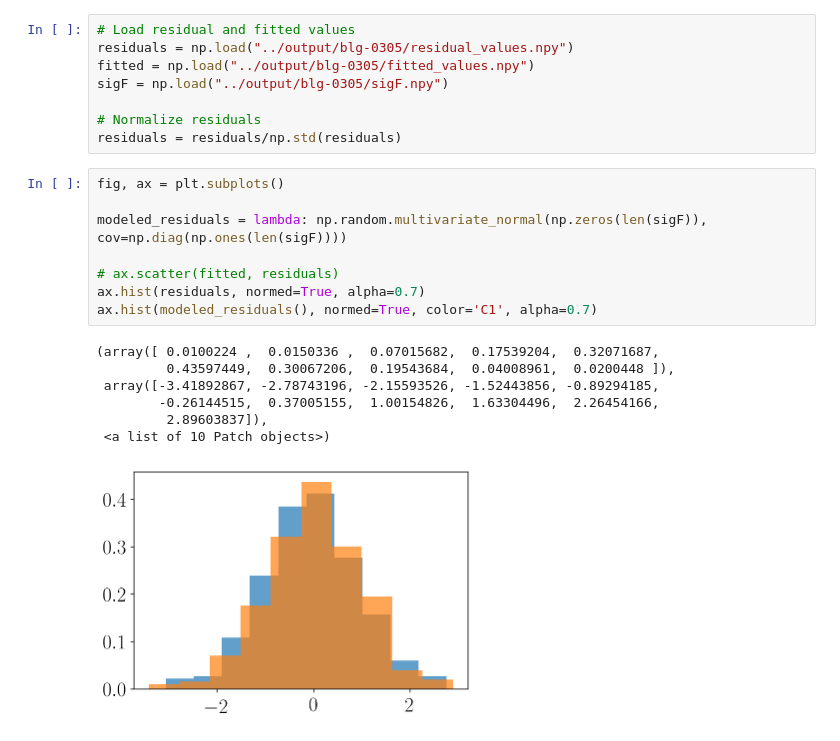
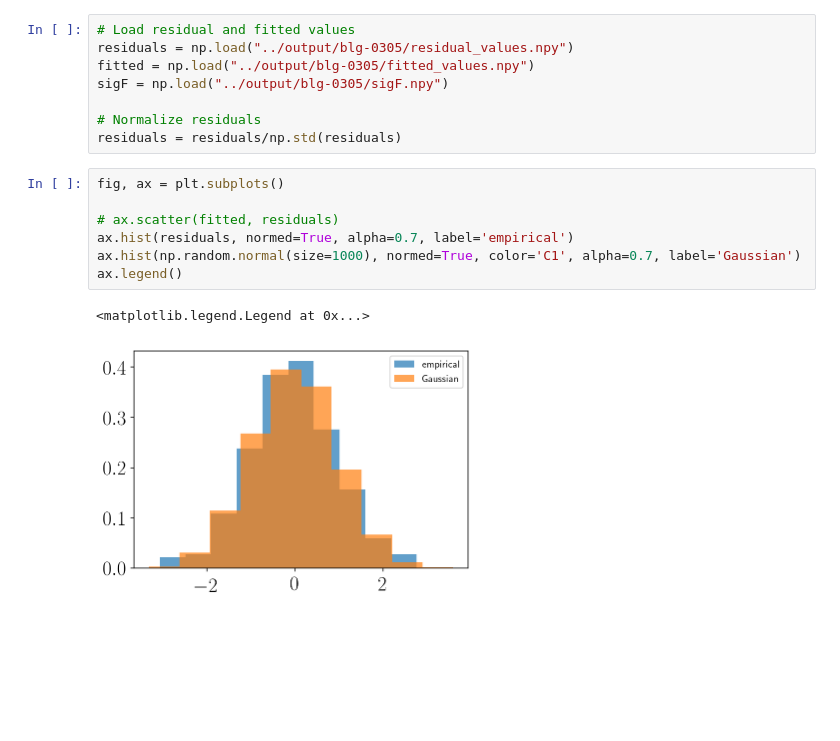
Before and after one commit to fbartolic/caustic, a Jupyter notebook: src/notebooks/QQ_plot.ipynb, the cells around one changed output. Saved outputs shown, nothing was run; the diff lists cells and outputs as text; blank space fills up the shorter version.

```diff
--- a/src/notebooks/QQ_plot.ipynb
+++ b/src/notebooks/QQ_plot.ipynb
@@ -25,19 +25,13 @@ residuals = residuals/np.std(residuals)
 # %%
 fig, ax = plt.subplots()
 
-modeled_residuals = lambda: np.random.multivariate_normal(np.zeros(len(sigF)), cov=np.diag(np.ones(len(sigF))))
-
 # ax.scatter(fitted, residuals)
-ax.hist(residuals, normed=True, alpha=0.7)
-ax.hist(modeled_residuals(), normed=True, color='C1', alpha=0.7)
+ax.hist(residuals, normed=True, alpha=0.7, label='empirical')
+ax.hist(np.random.normal(size=1000), normed=True, color='C1', alpha=0.7, label='Gaussian')
+ax.legend()
 # %% [output]
-(array([ 0.0100224 ,  0.0150336 ,  0.07015682,  0.17539204,  0.32071687,
-         0.43597449,  0.30067206,  0.19543684,  0.04008961,  0.0200448 ]),
- array([-3.41892867, -2.78743196, -2.15593526, -1.52443856, -0.89294185,
-        -0.26144515,  0.37005155,  1.00154826,  1.63304496,  2.26454166,
-         2.89603837]),
- <a list of 10 Patch objects>)
+<matplotlib.legend.Legend at 0x...>
-[figure, old version]
+[figure, new version]
 # %%
 fig, ax = plt.subplots(figsize=(6,6))
 
```
Also changed, not shown: parts of 1 cell of this notebook, 11 other files.
